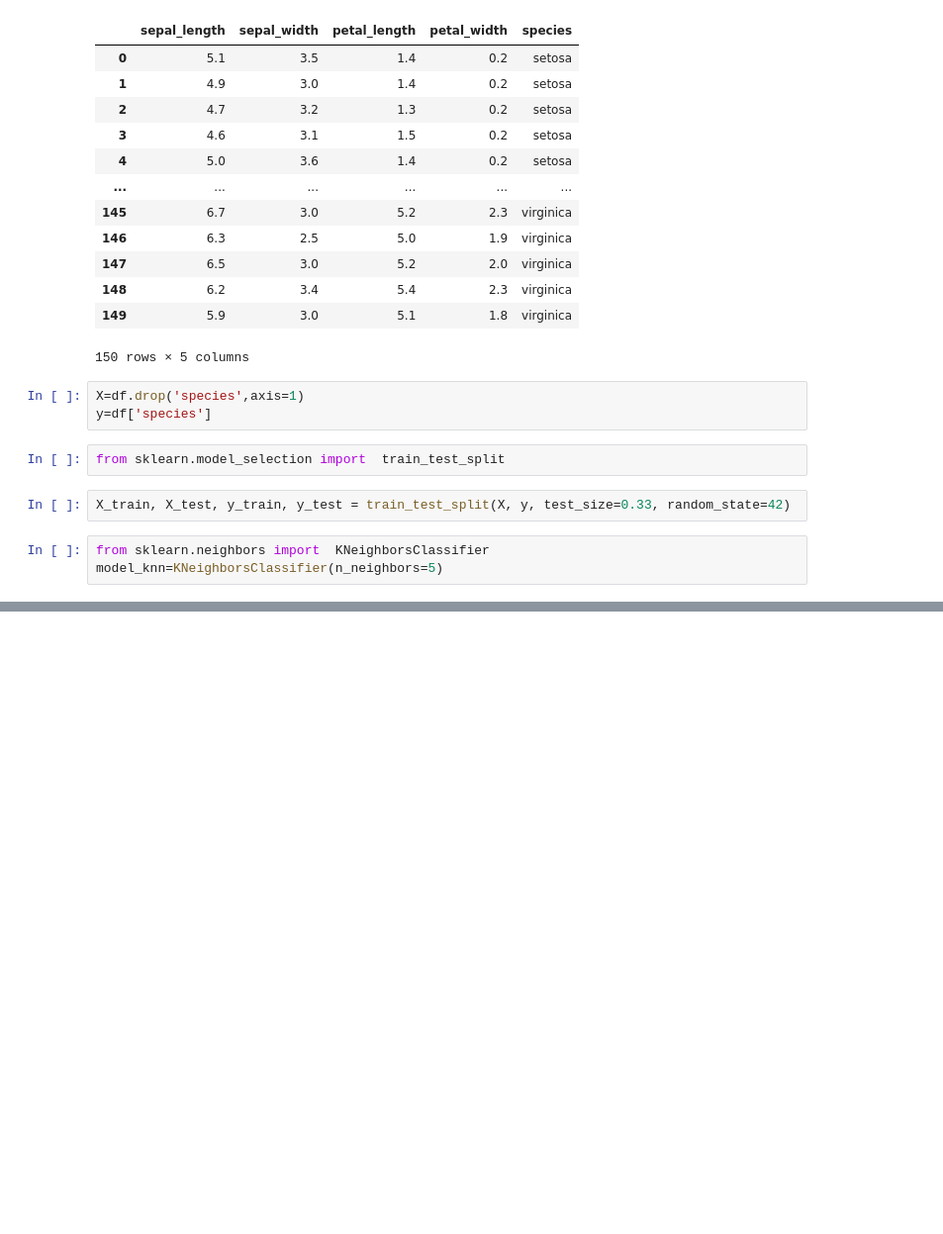
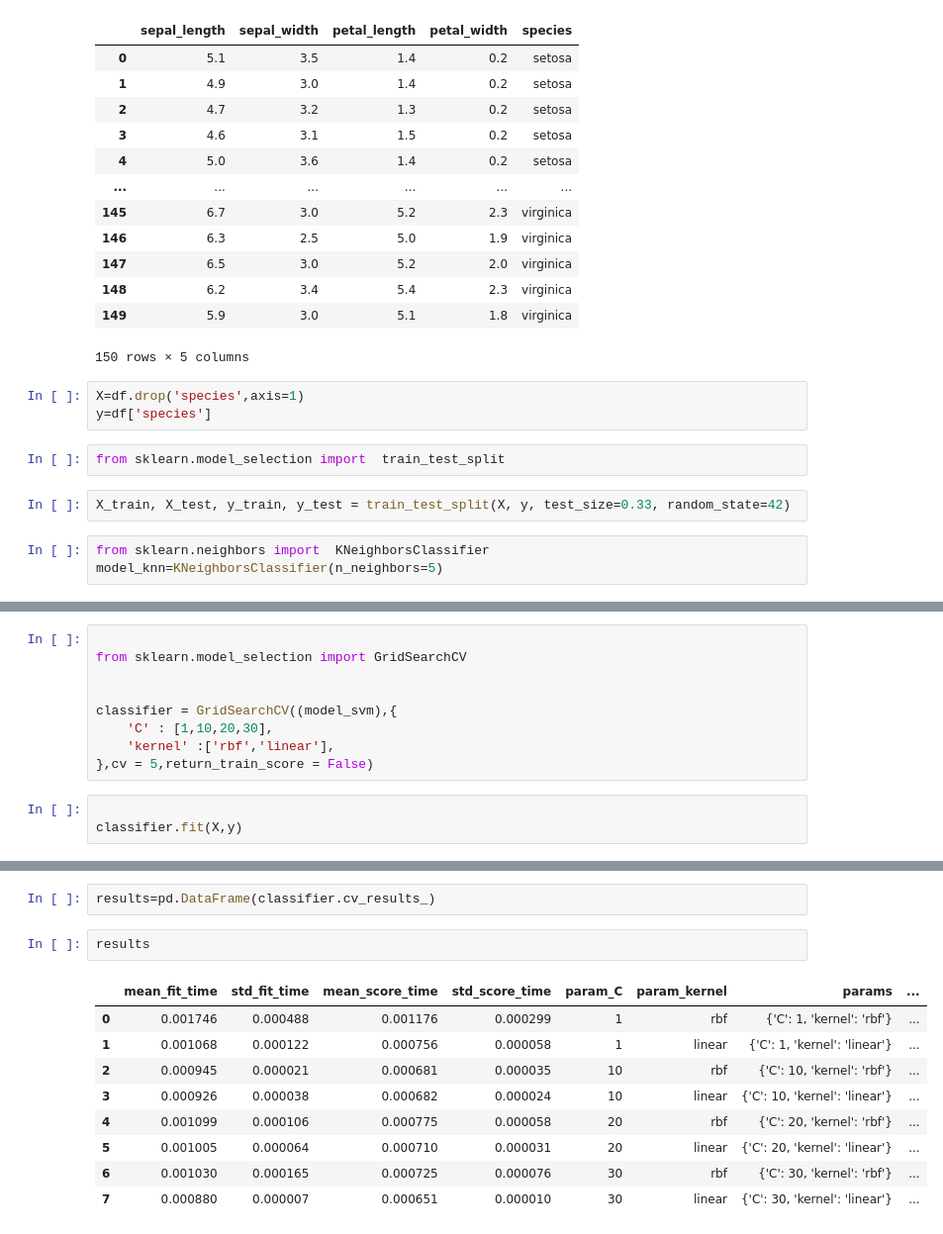
Before and after one commit to aadityakarn922/machine-learning-journey, a Jupyter notebook: GridsearchCV/gridsearchcv.ipynb, the cells around one changed output, grey strips where cells are left out. Shown at 99% size. Cells and saved outputs as stored; diff of their text form; blank space fills up the shorter version.

```diff
--- a/GridsearchCV/gridsearchcv.ipynb
+++ b/GridsearchCV/gridsearchcv.ipynb
@@ -41,0 +56,12 @@ model_knn.score(X_test,y_test)
+# %%
+
+from sklearn.model_selection import GridSearchCV
+
+
+classifier = GridSearchCV((model_svm),{
+    'C' : [1,10,20,30],
+    'kernel' :['rbf','linear'],
+},cv = 5,return_train_score = False)
+# %%
+
+classifier.fit(X,y)
@@ -41,0 +96,14 @@ model_knn.score(X_test,y_test)
+# %%
+results=pd.DataFrame(classifier.cv_results_)
+# %%
+results
+# %% [output]
+|  | mean_fit_time | std_fit_time | mean_score_time | std_score_time | param_C | param_kernel | params | ... |
+| 0 | 0.001746 | 0.000488 | 0.001176 | 0.000299 | 1 | rbf | {'C': 1, 'kernel': 'rbf'} | ... |
+| 1 | 0.001068 | 0.000122 | 0.000756 | 0.000058 | 1 | linear | {'C': 1, 'kernel': 'linear'} | ... |
+| 2 | 0.000945 | 0.000021 | 0.000681 | 0.000035 | 10 | rbf | {'C': 10, 'kernel': 'rbf'} | ... |
+| 3 | 0.000926 | 0.000038 | 0.000682 | 0.000024 | 10 | linear | {'C': 10, 'kernel': 'linear'} | ... |
+| 4 | 0.001099 | 0.000106 | 0.000775 | 0.000058 | 20 | rbf | {'C': 20, 'kernel': 'rbf'} | ... |
+| 5 | 0.001005 | 0.000064 | 0.000710 | 0.000031 | 20 | linear | {'C': 20, 'kernel': 'linear'} | ... |
+| 6 | 0.001030 | 0.000165 | 0.000725 | 0.000076 | 30 | rbf | {'C': 30, 'kernel': 'rbf'} | ... |
+| 7 | 0.000880 | 0.000007 | 0.000651 | 0.000010 | 30 | linear | {'C': 30, 'kernel': 'linear'} | ... |
```
Also changed, not shown: parts of 17 cells of this notebook.
